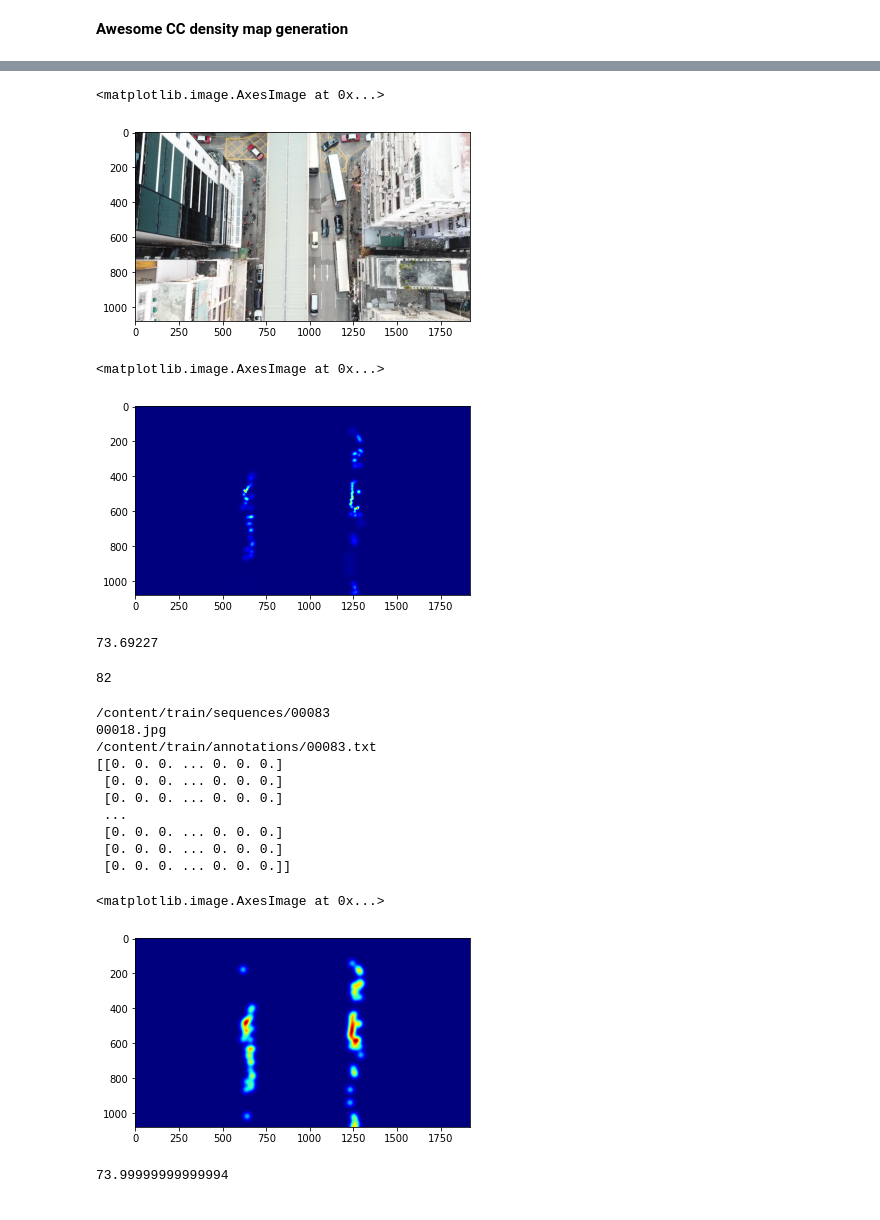
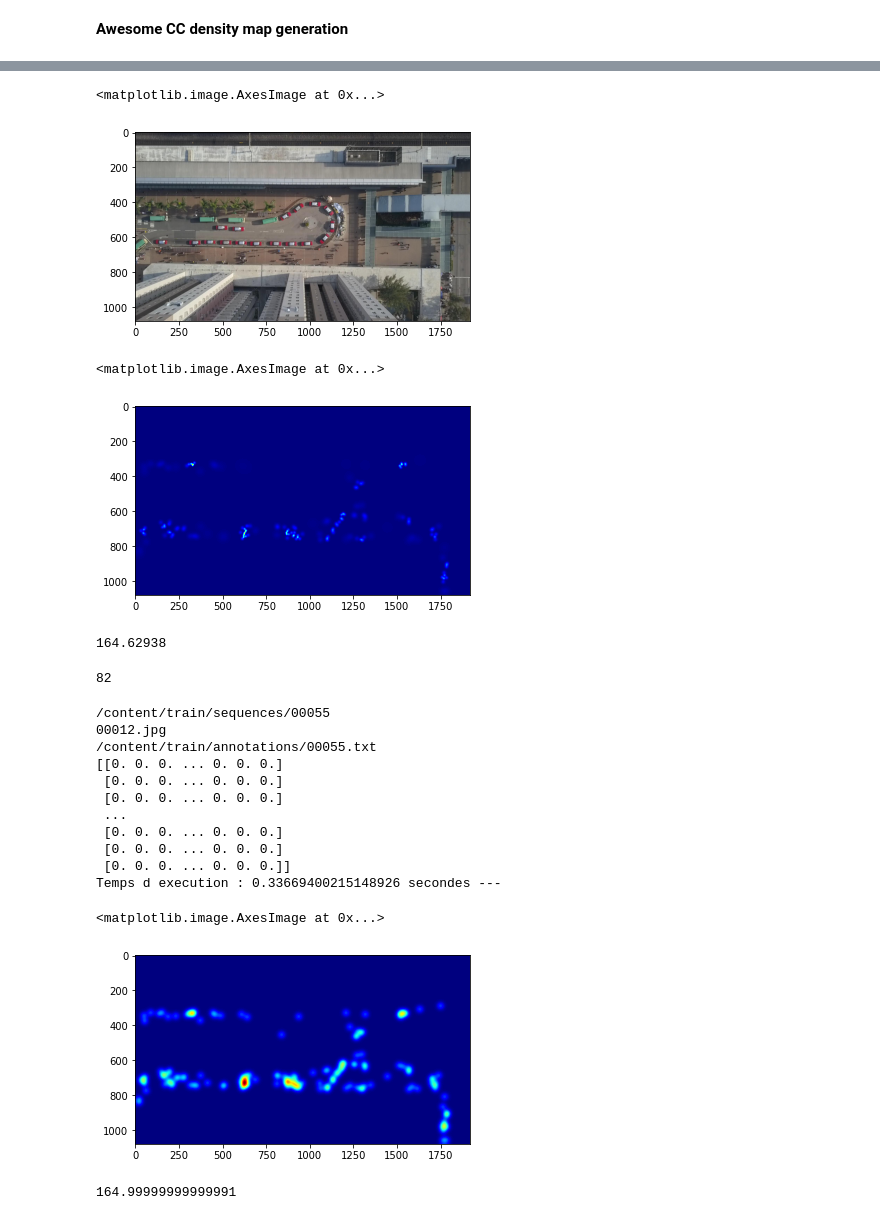
Before and after one commit to imenebak/UAV-Crowd-Counting, a Jupyter notebook: DensityVisDrone.ipynb, the cells around one changed output, grey strips where cells are left out. Cells and saved outputs as stored; diff of their text form; code cells hidden in the pictures.

```diff
--- a/DensityVisDrone.ipynb
+++ b/DensityVisDrone.ipynb
@@ -162,8 +164,10 @@ for img_folder_path in img_folder_paths:
         line = list(map(int, line))
         if line[0] == int(annotation):
           k[line[2], line[1]] = 1
-      print(k)
+      #print(k)
+      start_time = time.time()
       k = gaussian_filter_density(k)
+      print("Temps d execution : %s secondes ---" % (time.time() - start_time))
       with h5py.File(img_path.replace('.jpg','.h5').replace('images','ground_truth'), 'w') as hf:
             hf['density'] = k
       break
@@ -191,18 +195,18 @@ done.
 plt.imshow(Image.open(img_folder_path+"/"+files[0]))
 # %% [output]
 <matplotlib.image.AxesImage at 0x...>
-[figure, old version]
+[figure, new version]
 # %%
 gt_file = h5py.File(files[0].replace('.jpg','.h5').replace('images','ground_truth'),'r')
 groundtruth = np.asarray(gt_file['density'])
 plt.imshow(groundtruth,cmap=CM.jet)
 # %% [output]
 <matplotlib.image.AxesImage at 0x...>
-[figure, old version]
+[figure, new version]
 # %%
 np.sum(groundtruth)# don't mind this slight variation
 # %% [output]
-73.69227
+164.62938
 # %%
 #now generate the ShanghaiA's ground truth
 train = os.path.join(root,'train/sequences')
@@ -244,15 +248,17 @@ for img_folder_path in img_folder_paths:
         if line[0] == int(annotation):
           k[line[2], line[1]] = 1
       print(k)
+      start_time = time.time()
       k = gaussian_filter(k,15)
-      with h5py.File(img_path.replace('.jpg','.h5').replace('images','ground_truthh'), 'w') as hf:
+      print("Temps d execution : %s secondes ---" % (time.time() - start_time))
+      with h5py.File(img_path.replace('.jpg','.h5').replace('00012','000122'), 'w') as hf:
             hf['density'] = k
       break
   break
 # %% [output]
-/content/train/sequences/00083
-00018.jpg
-/content/train/annotations/00083.txt
+/content/train/sequences/00055
+00012.jpg
+/content/train/annotations/00055.txt
 [[0. 0. 0. ... 0. 0. 0.]
  [0. 0. 0. ... 0. 0. 0.]
  [0. 0. 0. ... 0. 0. 0.]
@@ -260,14 +266,15 @@ for img_folder_path in img_folder_paths:
  [0. 0. 0. ... 0. 0. 0.]
  [0. 0. 0. ... 0. 0. 0.]
  [0. 0. 0. ... 0. 0. 0.]]
+Temps d execution : 0.33669400215148926 secondes ---
 # %%
-gt_file = h5py.File(files[0].replace('.jpg','.h5').replace('images','ground_truthh),'r')
+gt_file = h5py.File(files[0].replace('.jpg','.h5').replace('00012','000122'),'r')
 groundtruth = np.asarray(gt_file['density'])
 plt.imshow(groundtruth,cmap=CM.jet)
 # %% [output]
 <matplotlib.image.AxesImage at 0x...>
-[figure, old version]
+[figure, new version]
 # %%
 np.sum(groundtruth)
 # %% [output]
-73.99999999999994
+164.99999999999991
```
Also changed, not shown: parts of 3 cells of this notebook.
